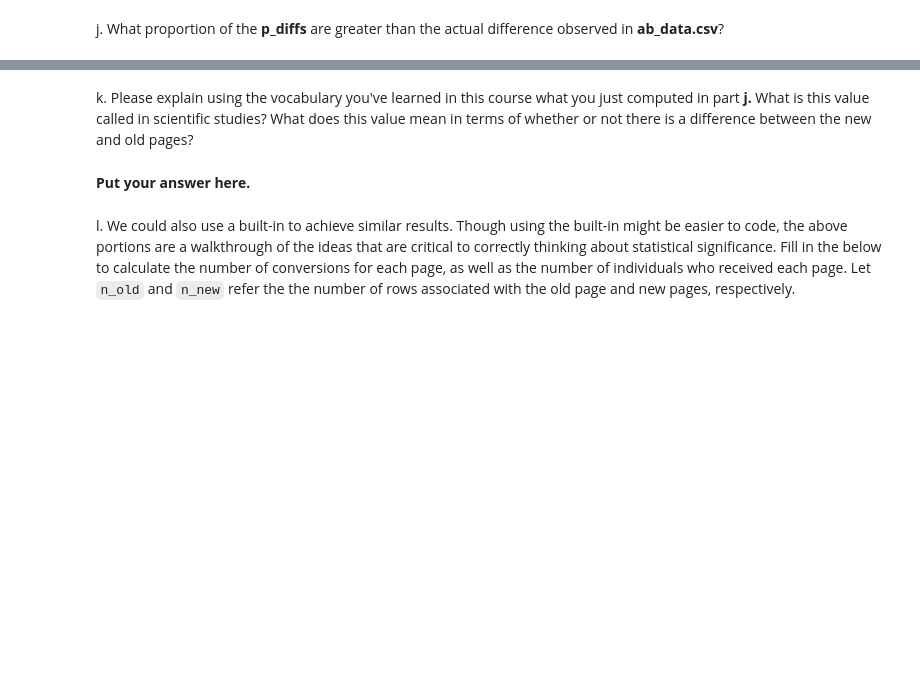
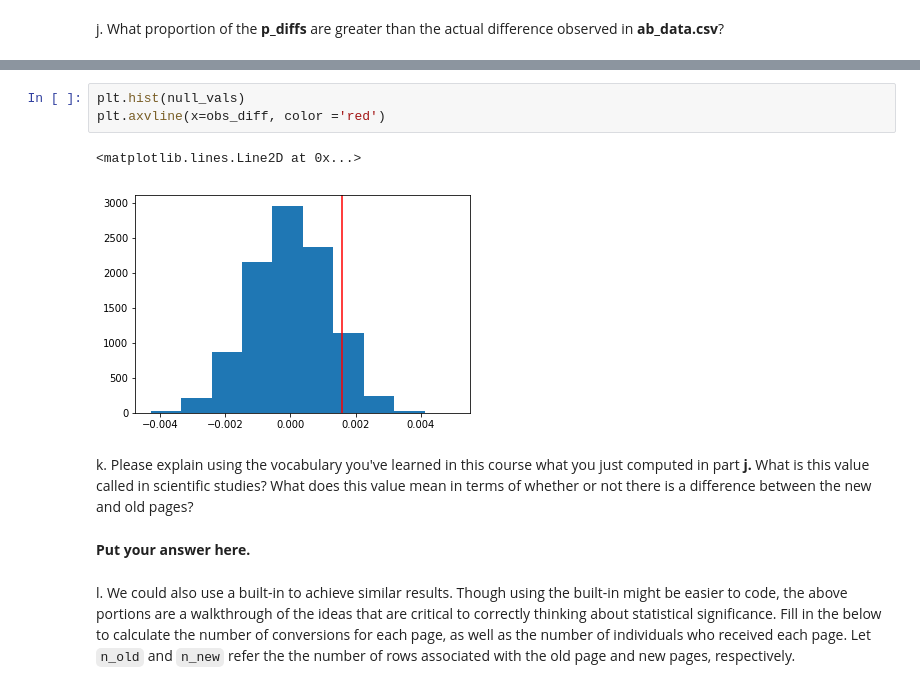
Before and after one commit to simonvlc/Coursera_Capstone, a Jupyter notebook: practical_statistics/analyze_ab_test_results_notebook.ipynb, the cells around one changed output, grey strips where cells are left out. Drawn from its saved outputs; the diff is of its cells as text; blank space fills up the shorter version.

```diff
--- a/practical_statistics/analyze_ab_test_results_notebook.ipynb
+++ b/practical_statistics/analyze_ab_test_results_notebook.ipynb
@@ -201,3 +282,9 @@ j. What proportion of the **p_diffs** are greater than the actual difference obs
+# %%
+plt.hist(null_vals)
+plt.axvline(x=obs_diff, color ='red')
+# %% [output]
+<matplotlib.lines.Line2D at 0x...>
+[figure, added]
 # %% [markdown]
 k. Please explain using the vocabulary you've learned in this course what you just computed in part **j.**  What is this value called in scientific studies?  What does this value mean in terms of whether or not there is a difference between the new and old pages?
 # %% [markdown]
```
Also changed, not shown: parts of 23 cells of this notebook.
